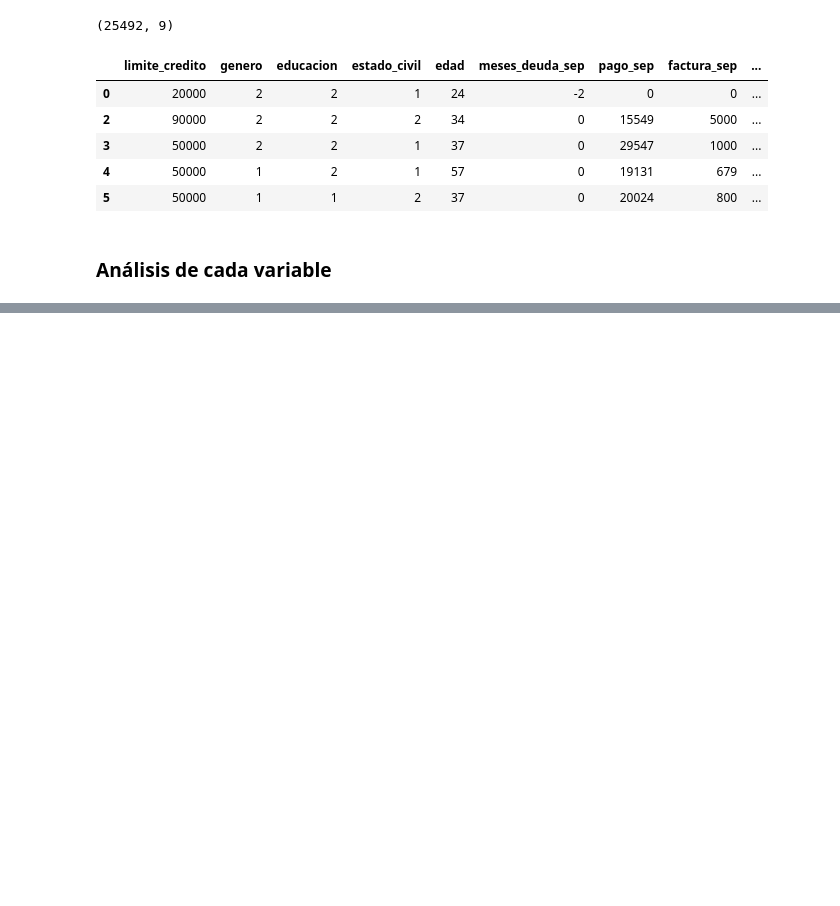
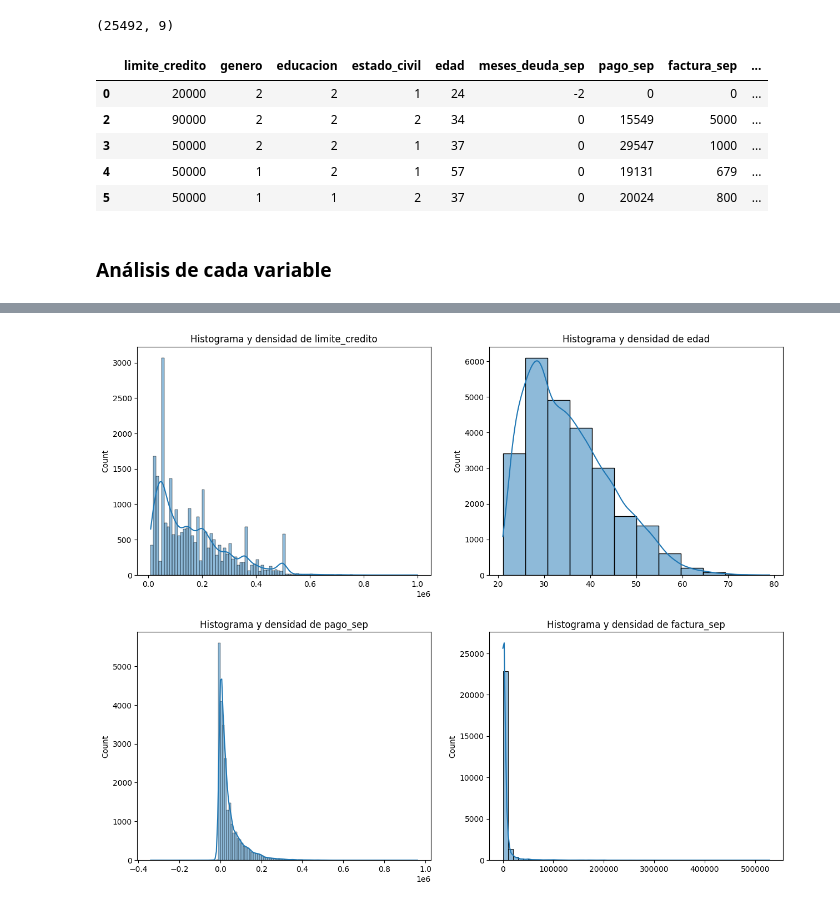
Before and after one commit to matvergara/CreditDefault-IAA-TPF, a Jupyter notebook: notebooks/02-eda.ipynb, the cells around one changed output, grey strips where cells are left out. Cells and saved outputs as stored; diff of their text form; code cells hidden in the pictures; blank space fills up the shorter version.

```diff
--- a/notebooks/02-eda.ipynb
+++ b/notebooks/02-eda.ipynb
@@ -105,2 +85,19 @@ plt.show()
 # %%
-import numpy as np
+# Guardamos las variables numéricas
+col_num = ['limite_credito', 'edad', 'pago_sep', 'factura_sep']
+
+
+fig, ax = plt.subplots(nrows=2, ncols=2, figsize=(15,12))
+fig.subplots_adjust(hspace=0.25)
+ax = ax.flatten() # flatten() aplana la matriz de 2x2 en un vector iterable para las gráficas
+
+for i, col in enumerate(col_num):
+    if col == 'edad':
+        wbin = 5
+    else:
+        wbin = 10000
+    sns.histplot(x=col, data=df_vis, ax=ax[i], binwidth = wbin, kde=True)
+    ax[i].set_title(f'Histograma y densidad de {col}')
+    ax[i].set_xlabel('')
+# %% [output]
+[figure, added]
```
Also changed, not shown: parts of 5 cells of this notebook.
